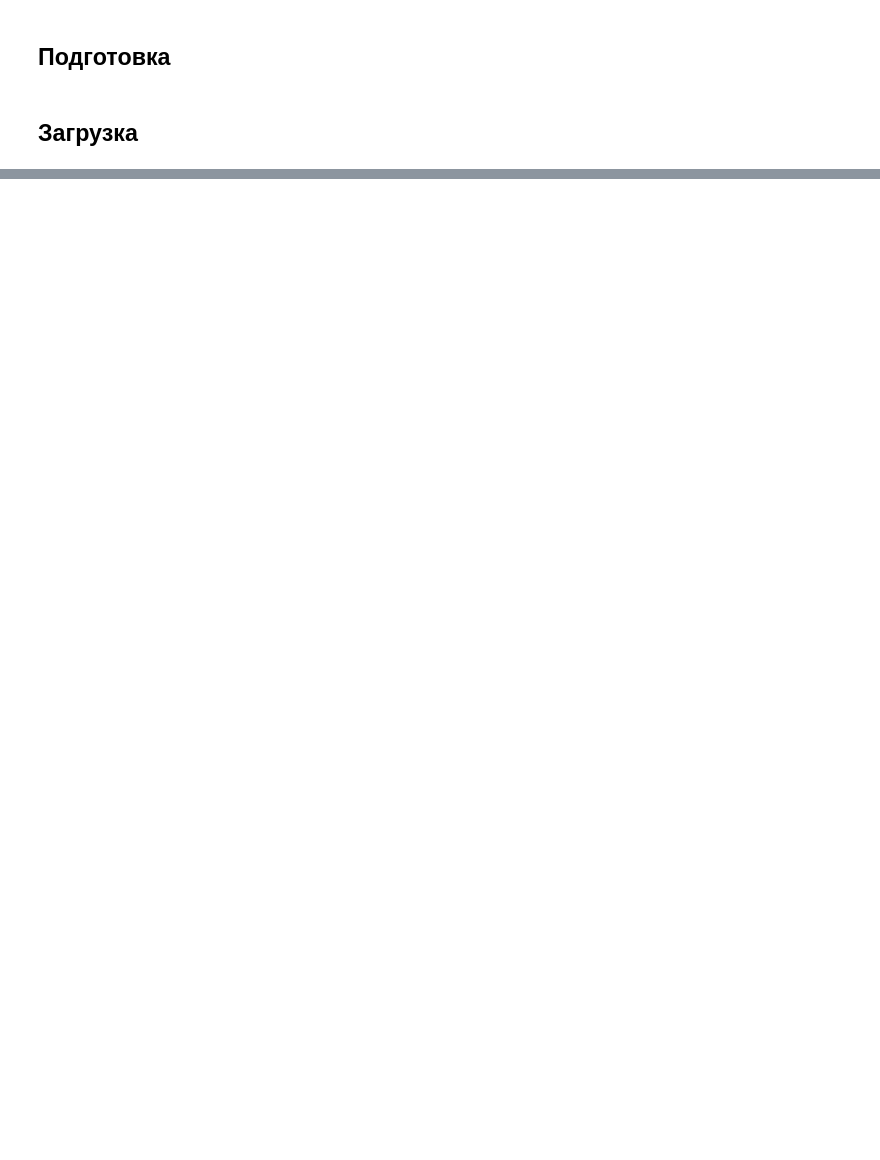
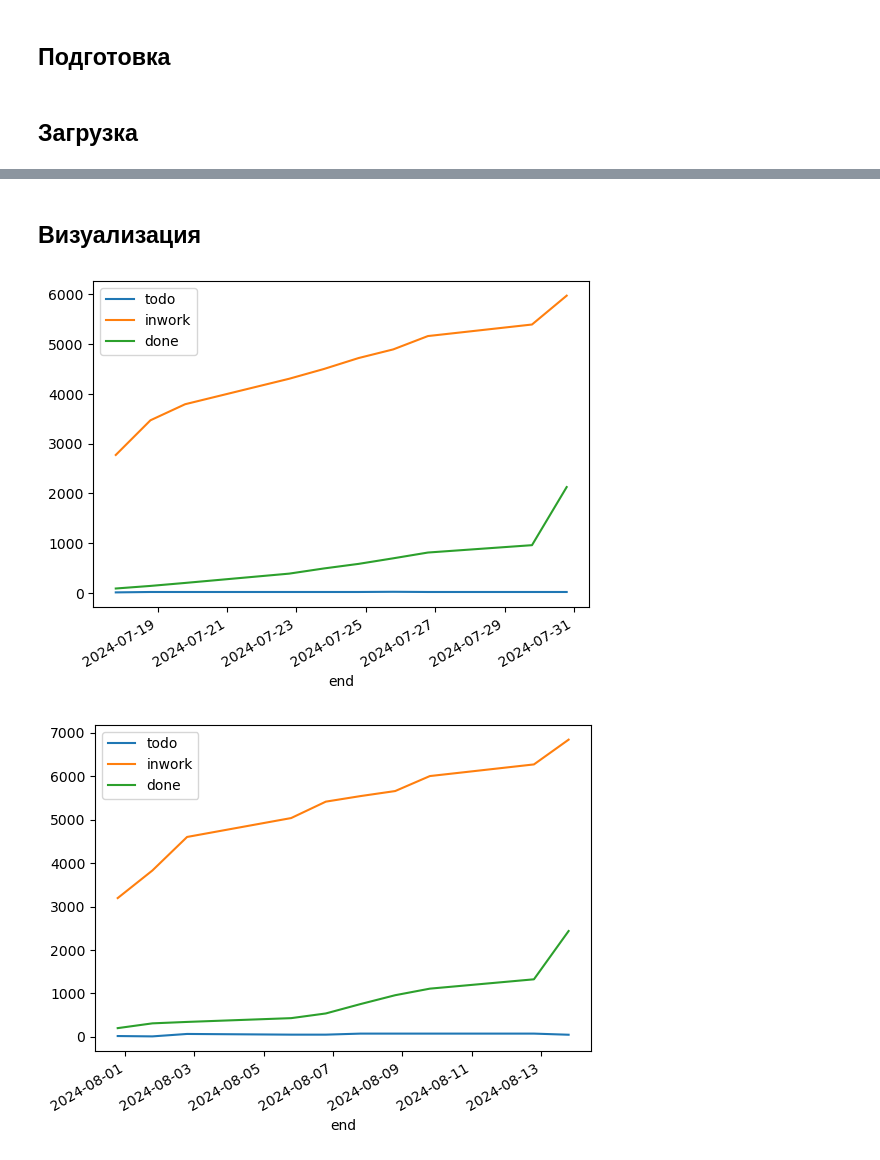
Before and after one commit to olgapavlova/agile-health-hackathon, a Jupyter notebook: jupyter/Metrics.ipynb, the cells around one changed output, grey strips where cells are left out. Saved outputs shown, nothing was run; the diff lists cells and outputs as text; code cells hidden in the pictures; blank space fills up the shorter version.

Commit message:
visualization

```diff
--- a/jupyter/Metrics.ipynb
+++ b/jupyter/Metrics.ipynb
@@ -88,0 +126,7 @@ metrics_inwork
+# %%
+def done_metrics(slice_to_count):
+    tasks_in_sprint = slice_to_count.loc[(slice_to_count['after'] == 'done') | (slice_to_count['after'] == 'closed')]
+    tasks_list = list(map(lambda x: x[0], list(tasks_in_sprint.index)))
+    tasks_data = dD.loc[dD.index.isin(tasks_list) & (dD['type'] != 'Подзадача')]
+    metrics = round(tasks_data['estimation'].sum() / 3600, 1)
+    return metrics
@@ -88,0 +154,16 @@ metrics_inwork
+# %%
+# Накопительная статистика от даты до даты
+def all_data_statistics(begin, end):
+    dins = pd.date_range(start=begin, end=end, freq='B')
+    ddd = pd.DataFrame({'begin': begin, 'end': dins})
+    ddd['slice'] = ddd[['begin', 'end']].apply(lambda row: slice_by_time(row['begin'], row['end']), axis=1)
+    ddd['todo'] = ddd['slice'].apply(todo_metrics)
+    ddd['inwork'] = ddd['slice'].apply(inwork_metrics)
+    ddd['done'] = ddd['slice'].apply(done_metrics)
+    ddd.set_index('end', inplace=True)
+    # ddd.drop(columns=['slice'], inplace=True)
+    return ddd
+# %%
+# Всё ещё спринты по номерам
+def all_sprint_statistics(num):
+    return all_data_statistics(dS.iloc[num]['sprint_start_date'], dS.iloc[num]['sprint_end_date'])
@@ -88,0 +190,14 @@ metrics_inwork
+# %% [markdown]
+## Визуализация
+# %%
+# Долго! Надо оптимизировать, конечно
+d = list([])
+for i in range(1, len(dS) + 1):
+    d.append(all_sprint_statistics(i)[['todo', 'inwork', 'done']])
+# %%
+# Рисуем сразу всё
+for slice_data in d:
+    slice_data.plot()
+# %% [output]
+[figure, added]
+[figure, added]
```
Also changed, not shown: parts of 41 cells of this notebook.
